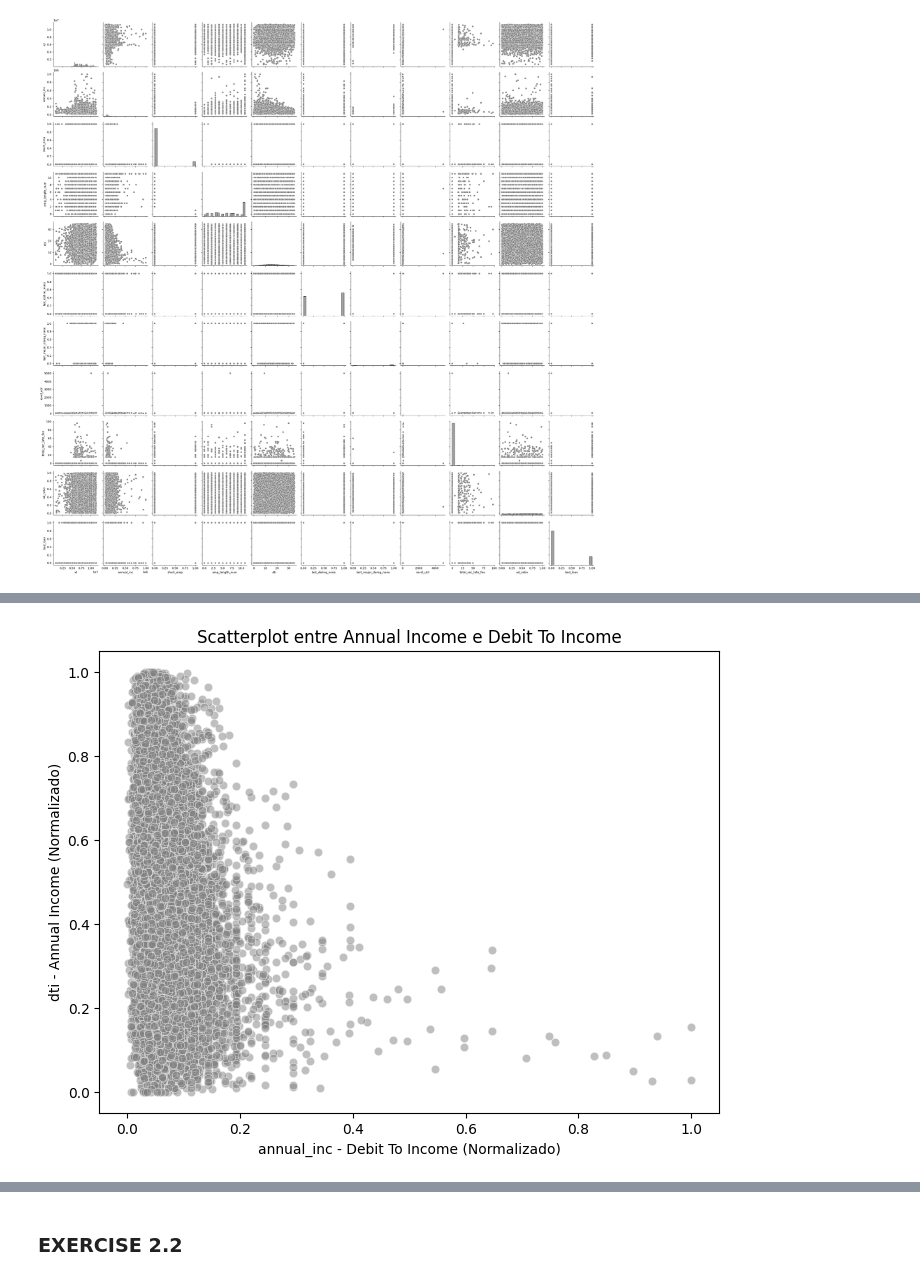
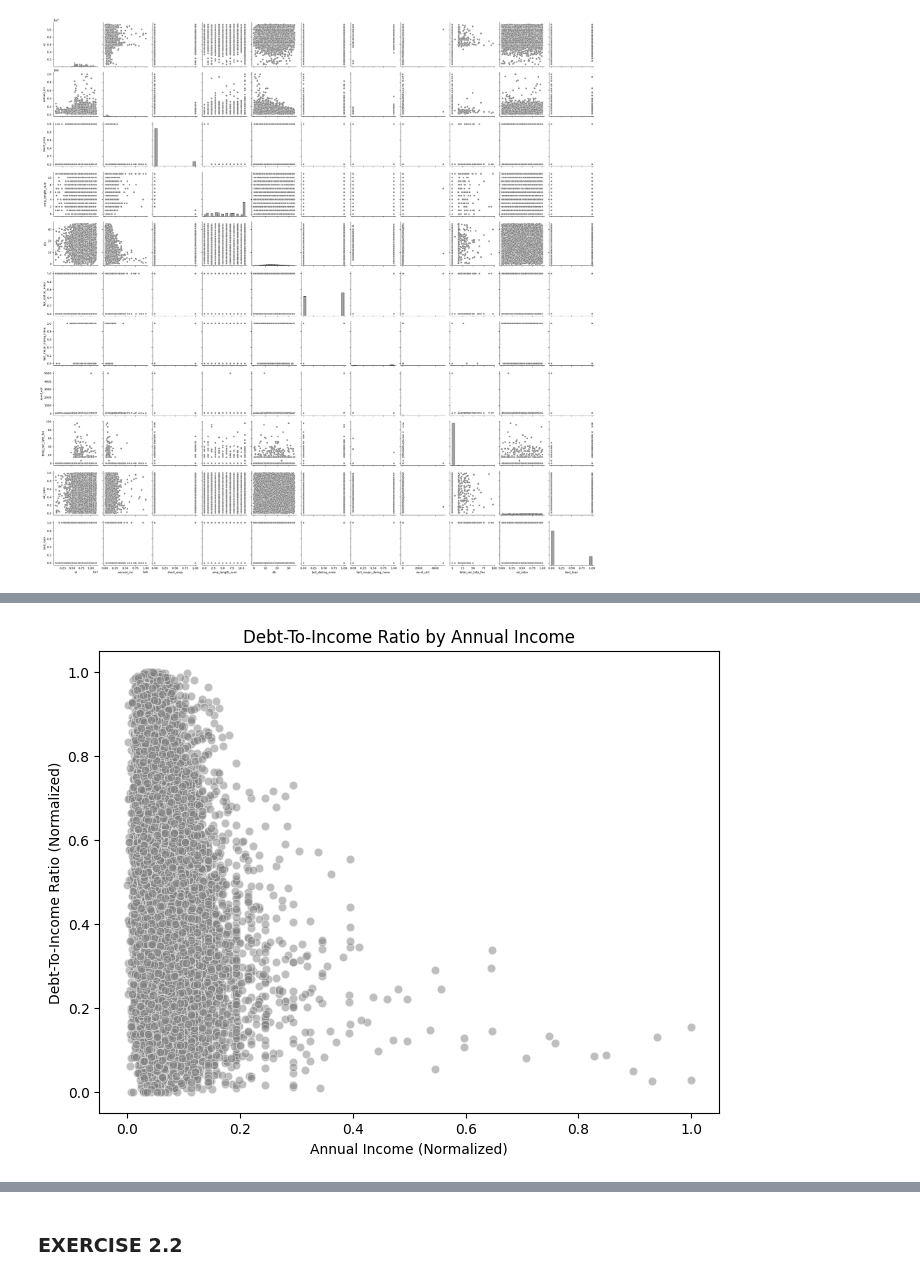
Before and after one commit to pereiranuno/loan-project, a Jupyter notebook: eda-finalproject.ipynb, the cells around one changed output, grey strips where cells are left out. Cells and saved outputs as stored; diff of their text form; code cells hidden in the pictures.

```diff
--- a/eda-finalproject.ipynb
+++ b/eda-finalproject.ipynb
@@ -251,23 +250,18 @@ O gráfico pode apresentar uma dispersão considerável, refletindo a diversidad
 # %%
-from sklearn.preprocessing import MinMaxScaler
+# Definir as variáveis de interesse
+selected_vars = ["annual_inc", "dti"]
+
+# Aplicar Min-Max Scaling diretamente no DataFrame original
 scaler = MinMaxScaler()
-# Selecionar apenas colunas numéricas para normalização
-df_numeric = data.select_dtypes(include=['number'])
-
-# Escolher as variáveis "annual_inc" e "dti" novamente
-selected_vars_new = ("annual_inc", "dti")
-
-# Aplicar Min-Max Scaling nas variáveis escolhidas
-scaler = MinMaxScaler()
-df_scaled = df_numeric.copy()
-df_scaled[list(selected_vars_new)] = scaler.fit_transform(df_numeric[list(selected_vars_new)])
+df_scaled = data.copy()
+df_scaled[selected_vars] = scaler.fit_transform(data[selected_vars])
 
 # Criar scatterplot com variáveis normalizadas
 plt.figure(figsize=(8, 6))
-sns.scatterplot(x=df_scaled[selected_vars_new[0]], y=df_scaled[selected_vars_new[1]], alpha=0.5, color='gray')
-plt.xlabel(f"{selected_vars_new[0]} - Debit To Income (Normalizado)")
-plt.ylabel(f"{selected_vars_new[1]} - Annual Income (Normalizado)")
-plt.title(f"Scatterplot entre Annual Income e Debit To Income")
+sns.scatterplot(x=df_scaled["annual_inc"], y=df_scaled["dti"], alpha=0.5, color='gray')
+plt.xlabel("Annual Income (Normalized)")
+plt.ylabel("Debt-To-Income Ratio (Normalized)")
+plt.title("Debt-To-Income Ratio by Annual Income")
 plt.show()
 # %% [output]
-[figure, old version]
+[figure, new version]
```
Also changed, not shown: parts of 7 cells of this notebook.
